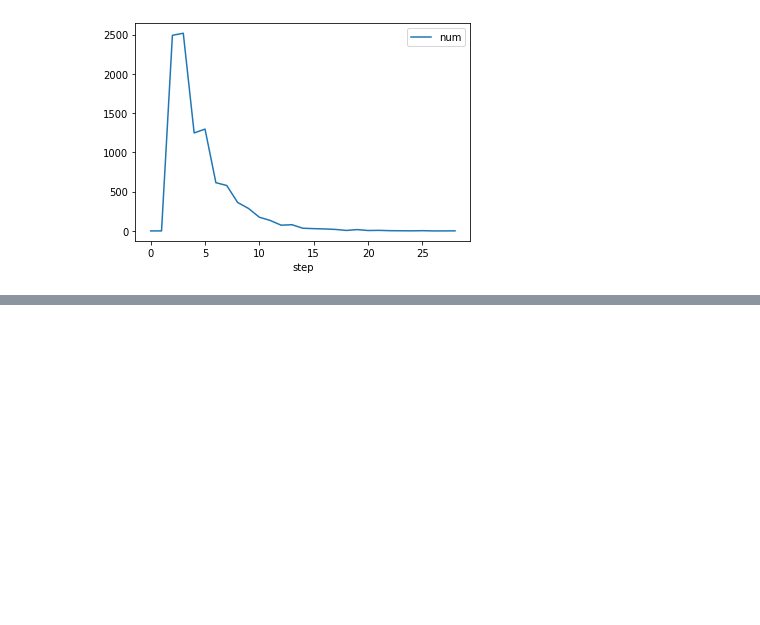
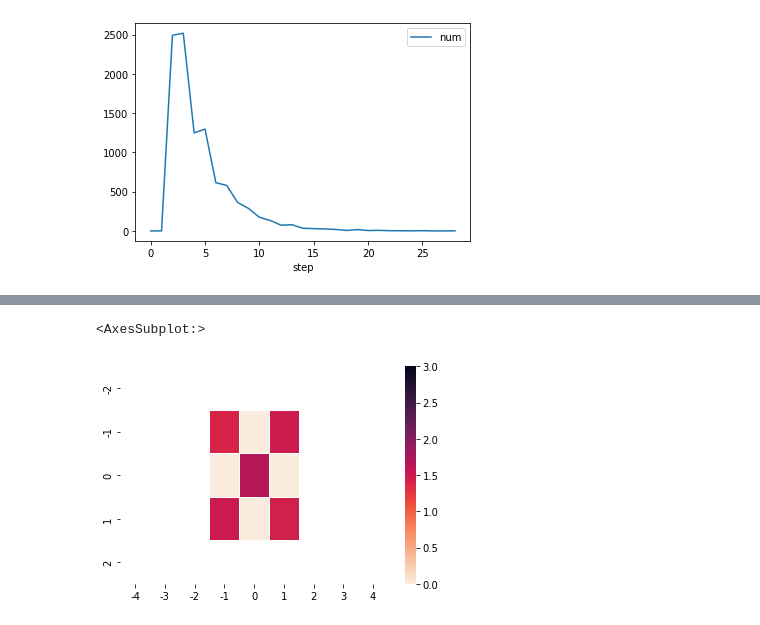
Before and after one commit to prenassipaolo/optiver_puzzle, a Jupyter notebook: base.ipynb, the cells around one changed output, grey strips where cells are left out. Cells and saved outputs as stored; diff of their text form; code cells hidden in the pictures; blank space fills up the shorter version.

```diff
--- a/base.ipynb
+++ b/base.ipynb
@@ -91,0 +236,8 @@ death_history.plot()
+# %%
+combinations = np.array(np.meshgrid(index, columns)).T.reshape(-1, 2)
+mask = pd.DataFrame(data=combinations, columns=['y', 'x'])
+mask['mask'] = mask.apply(lambda pos: not constraints(pos['x'], pos['y']), axis=1)
+mask = mask.set_index(['x', 'y'])
+mask = mask.unstack(level=0)
+mask = mask.droplevel(level=0, axis=1)
+mask
@@ -91,0 +252,7 @@ death_history.plot()
+# %%
+sns.heatmap(np.log10(grid+1), vmin=0, vmax=np.log10(1000), cmap='rocket_r', annot=False, linewidths=0.5, mask=mask)
+# grid.shape
+# mask.shape
+# %% [output]
+<AxesSubplot:>
+[figure, added]
```
Also changed, not shown: parts of 20 cells of this notebook.
